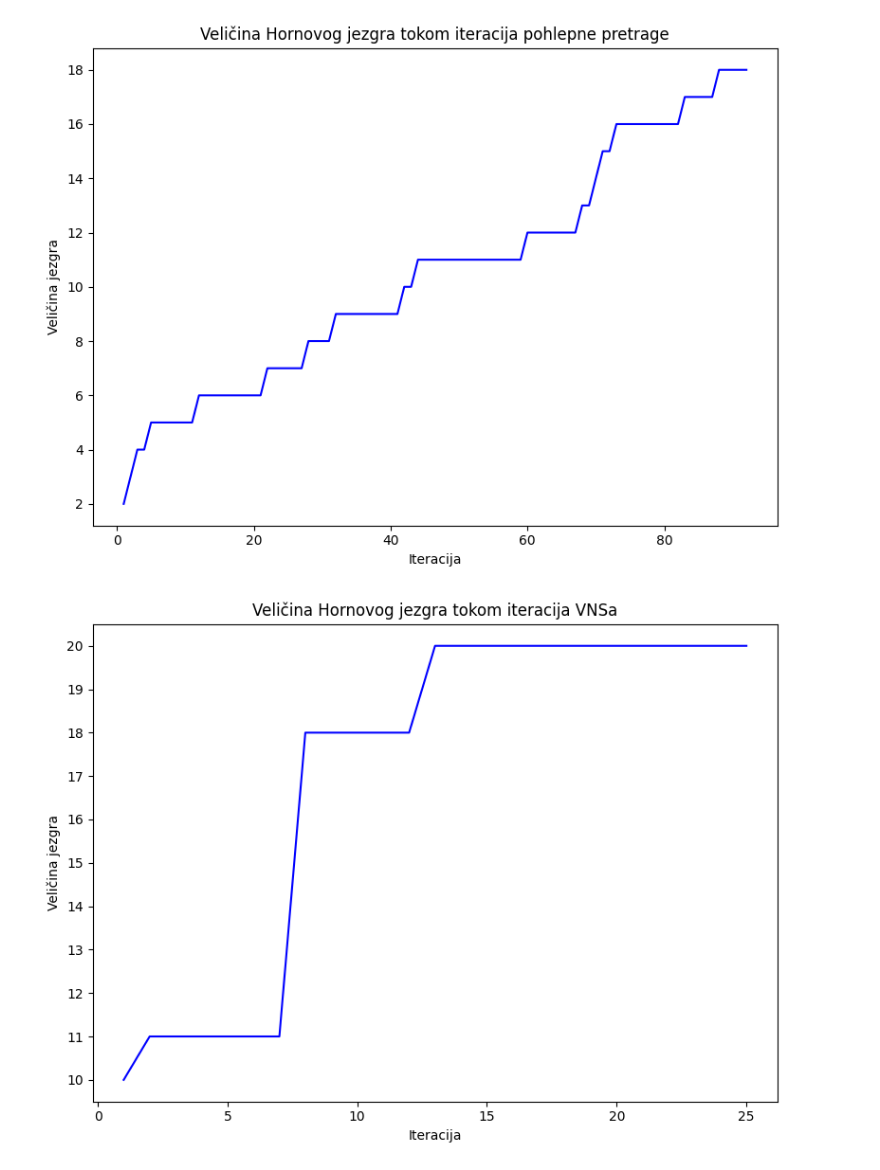
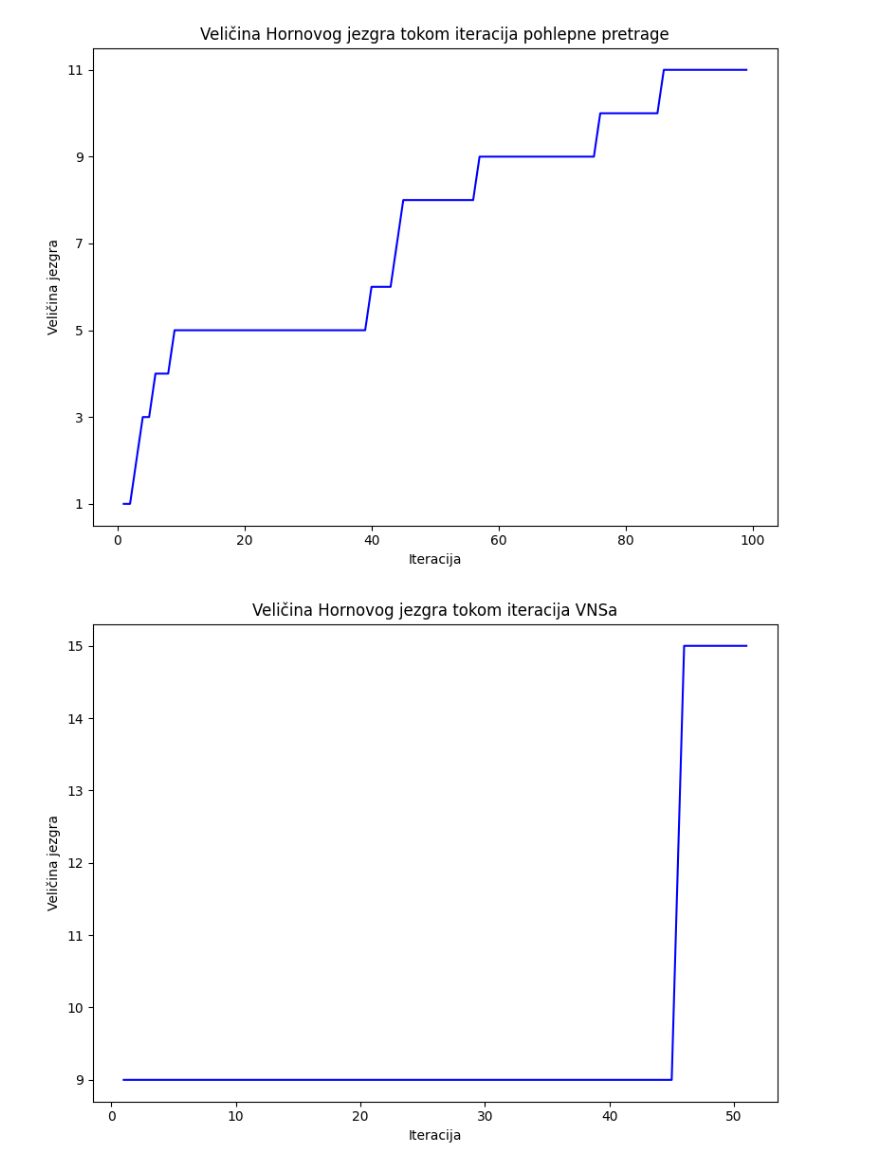
Before and after one commit to NikolaBelak17/master, a Jupyter notebook: test_large.ipynb, the cells around one changed output. Drawn from its saved outputs; the diff is of its cells as text; code cells hidden in the pictures.

```diff
--- a/test_large.ipynb
+++ b/test_large.ipynb
@@ -171,0 +408,3 @@ Best core: [(0, 1, 0, 0, 0, 0, 0, 1, 0), (1, 1, 0, 0, 0, 0, 1, 1, 1), (1, 0, 1,
+# %%
+M,n=load_from_file("./TestInstances/TestInstances17.txt")
+test_all_large(M,n)
@@ -215,9 +472,9 @@ def test_all_plots(M,n):
     print("")
     vns_core_size_over_iterations(M,n)
 # %%
-M,n=load_from_file("./TestInstances/TestInstances3.txt")
+M,n=load_from_file("./TestInstances/TestInstances10.txt")
 test_all_plots(M,n)
 # %% [output]
-[figure, old version]
+[figure, new version]
-[figure, old version]
+[figure, new version]
 # %%
```
Also changed, not shown: parts of 20 cells of this notebook, 31 other files.
